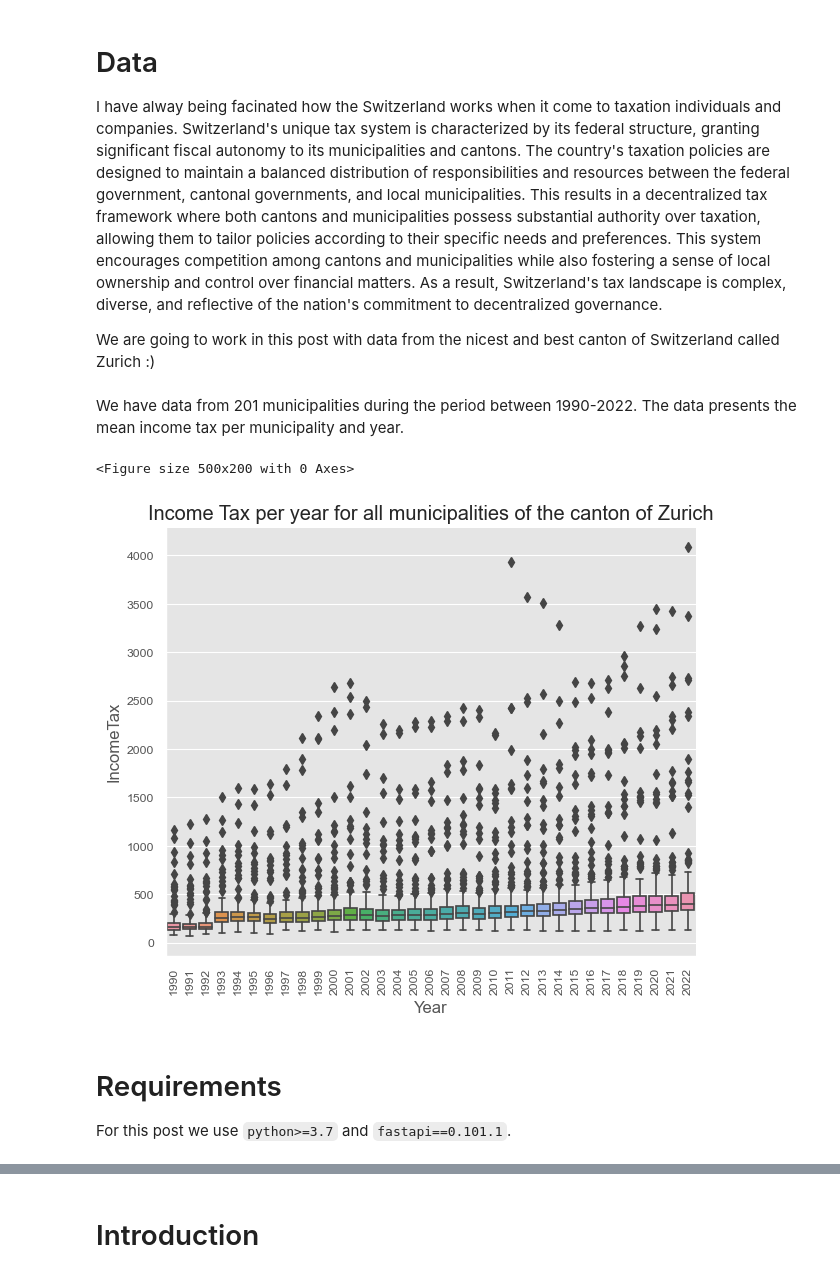
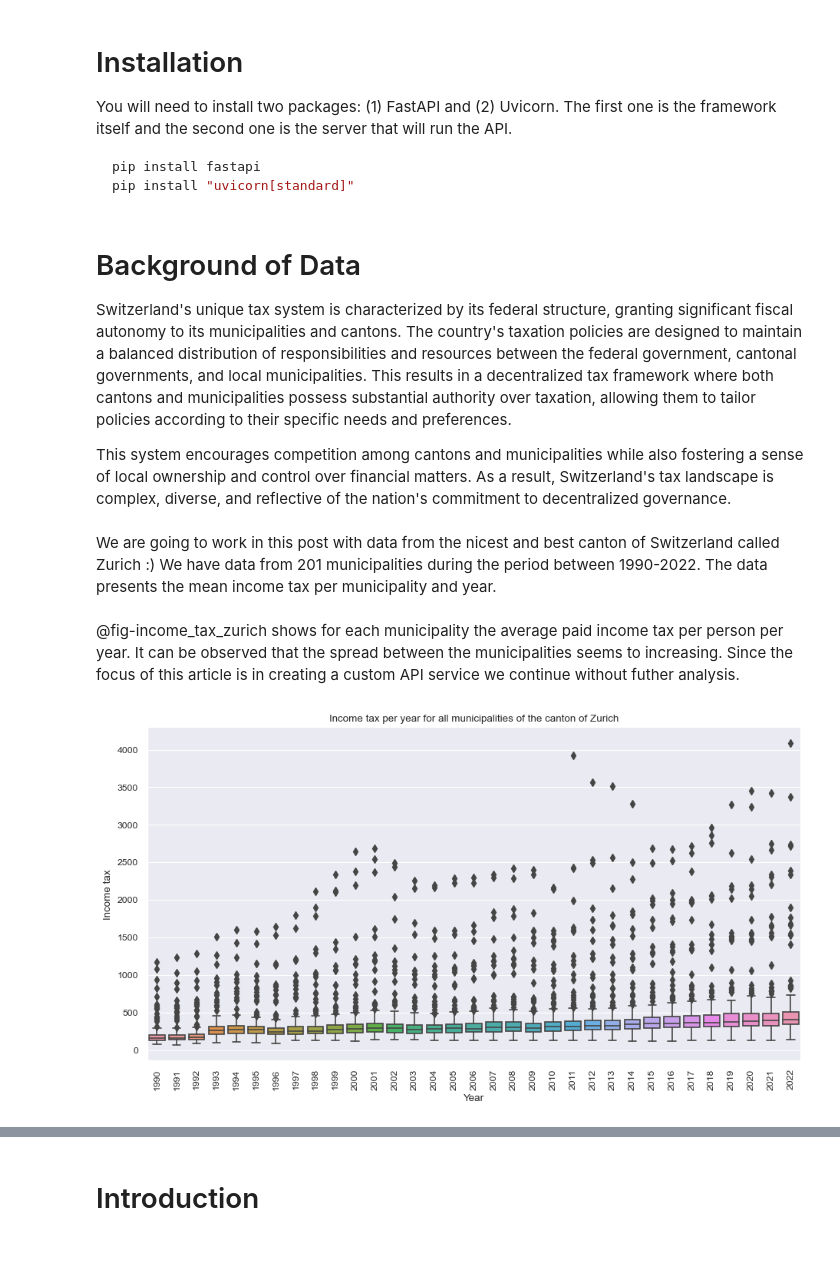
Before and after one commit to bernardo-cruz/blog, a Jupyter notebook: quarto_builder/WorkInProgress/api.ipynb, the cells around one changed output, grey strips where cells are left out. Saved outputs shown, nothing was run; the diff lists cells and outputs as text; code cells hidden in the pictures; blank space fills up the shorter version.

````diff
--- a/quarto_builder/WorkInProgress/api.ipynb
+++ b/quarto_builder/WorkInProgress/api.ipynb
@@ -22,10 +22,14 @@ categories:
   - SQLAlchemy
 ---
 # %%
-#| label: code
-#| output: truecl
+#| label: import
+#| echo: false
 #| include: true
 #| code-fold: false
+
+## General imports
+import warnings
+warnings.filterwarnings('ignore')
 
 ## Data manipulation imports
 import pandas as pd
@@ -54,6 +58,5 @@ sns.set_context(
         'font_scale'    :   1.25,
     }
 )
-style.use("ggplot")
 height = plt.rcParams['figure.figsize'][0]
 aspect = plt.rcParams['figure.figsize'][0] / plt.rcParams['figure.figsize'][1] / 2
@@ -63,11 +73,19 @@ Did you ever dream to build your own fast API? Well, as the title of this post s
+# %% [markdown]
+# Installation
+You will need to install two packages: (1) FastAPI and (2) Uvicorn. The first one is the framework itself and the second one is the server that will run the API.
+
+```bash
+pip install fastapi
+pip install "uvicorn[standard]"
+```
 # %% [markdown]
-# Data
-I have alway being facinated how the Switzerland works when it come to taxation individuals and companies. Switzerland's unique tax system is characterized by its federal structure, granting significant fiscal autonomy to its municipalities and cantons. The country's taxation policies are designed to maintain a balanced distribution of responsibilities and resources between the federal government, cantonal governments, and local municipalities. This results in a decentralized tax framework where both cantons and municipalities possess substantial authority over taxation, allowing them to tailor policies according to their specific needs and preferences. This system encourages competition among cantons and municipalities while also fostering a sense of local ownership and control over financial matters. As a result, Switzerland's tax landscape is complex, diverse, and reflective of the nation's commitment to decentralized governance.
+# Background of Data
+Switzerland's unique tax system is characterized by its federal structure, granting significant fiscal autonomy to its municipalities and cantons. The country's taxation policies are designed to maintain a balanced distribution of responsibilities and resources between the federal government, cantonal governments, and local municipalities. This results in a decentralized tax framework where both cantons and municipalities possess substantial authority over taxation, allowing them to tailor policies according to their specific needs and preferences.
 
-We are going to work in this post with data from the nicest and best canton of Switzerland called Zurich :)
+This system encourages competition among cantons and municipalities while also fostering a sense of local ownership and control over financial matters. As a result, Switzerland's tax landscape is complex, diverse, and reflective of the nation's commitment to decentralized governance.
 # %%
-#| output: true
-#| include: true
+#| output: false
+#| echo: false
 #| code-fold: false
 
 try:
@@ -76,8 +94,10 @@ try:
         if url[-3:] != "csv":
             print(
                 """"
-                The data set URL has no proper 'csv' extension. Reading the dataset might not have worked as expected.
-                Please check the dataset link and adjust pandas' read_csv() parameters accordingly.
+                The data set URL has no proper 'csv' extension.
+                Reading the dataset might not have worked as expected.
+                Please check the dataset link and adjust pandas'
+                read_csv() parameters accordingly.
                 """
             )
         data = pd.read_csv(
@@ -97,7 +117,11 @@ try:
                 low_memory=False,
             )
             if data.shape[1] <= 1:
-                print("The data wasn't imported properly. Very likely the correct separator couldn't be found.\nPlease check the dataset manually and adjust the code.")
+                print("""
+                The data wasn't imported properly.
+                Very likely the correct separator couldn't be found.
+                Please check the dataset manually and adjust the code.
+                """)
         return data
 
     df = (
@@ -118,7 +142,7 @@ try:
         '../../data/IncomeTax.parquet',
     )
 except:
-    df.read_parquet(
+    df = pd.read_parquet(
         '../../data/IncomeTax.parquet',
     )
 # %%
@@ -126,28 +150,32 @@ except:
 
 display(
     Markdown(
+        "We are going to work in this post with data from the nicest and best canton of Switzerland called Zurich :)" + " " +
         f"We have data from {df.Municipality.nunique()} municipalities during the period between {df.Year.min()}-{df.Year.max()}. " + " "
         f"The data presents the mean income tax per municipality and year."
     )
 )
 # %% [output]
-We have data from 201 municipalities during the period between 1990-2022.  The data presents the mean income tax per municipality and year.
+We are going to work in this post with data from the nicest and best canton of Switzerland called Zurich :) We have data from 201 municipalities during the period between 1990-2022.  The data presents the mean income tax per municipality and year.
+# %% [markdown]
+@fig-income_tax_zurich shows for each municipality the average paid income tax per person per year. It can be observed that the spread between the municipalities seems to increasing. Since the focus of this article is in creating a custom API service we continue without futher analysis.
 # %%
-plt.figure()
-g = sns.catplot(
+#| label: fig-income_tax_zurich
+#| echo: false
+#| fig-cap: Distribution of average income tax per municipality in the canton of Zurich per year.
+
+sns.catplot(
     data = df,
     x = 'Year',
     y = 'IncomeTax',
     height = height,
-    aspect = aspect,
-    kind='box',
+    aspect = aspect * 1.5,
+    kind = 'box',
 )
+plt.title('Income tax per year for all municipalities of the canton of Zurich')
 plt.xticks(rotation=90)
-plt.title('Income Tax per year for all municipalities of the canton of Zurich')
+plt.xlabel('Year')
+plt.ylabel('Income tax')
 plt.show()
 # %% [output]
-<Figure size 500x200 with 0 Axes>
-[figure, old version]
+[figure, new version]
-# %% [markdown]
-# Requirements
-For this post we use `python>=3.7` and `fastapi==0.101.1`.
````
Also changed, not shown: parts of 5 cells of this notebook.
